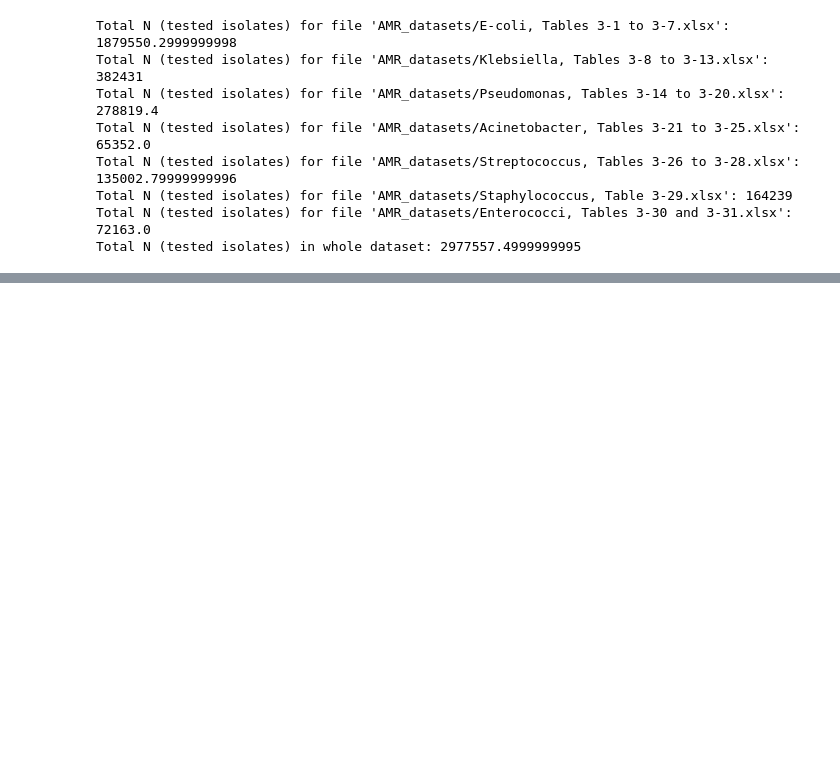
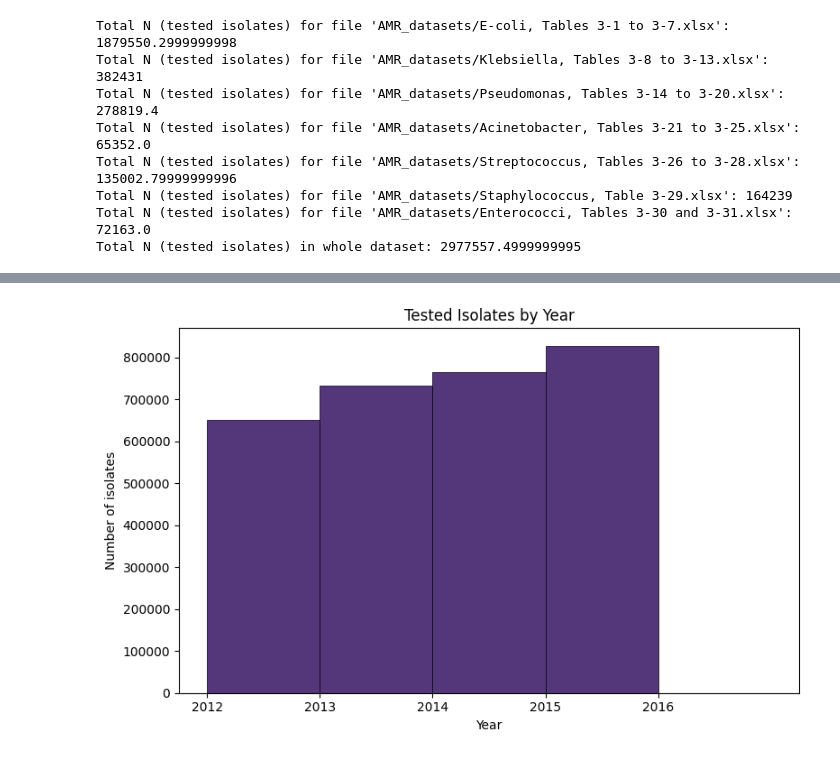
Before and after one commit to synrisea/Antimicrobial-Resistance, a Jupyter notebook: AMR_DataAnalysis.ipynb, the cells around one changed output, grey strips where cells are left out. Saved outputs shown, nothing was run; the diff lists cells and outputs as text; code cells hidden in the pictures; blank space fills up the shorter version.

Commit message:
Creating distribution histogram for the number of isolates tested for each year (2012-2015)

```diff
--- a/AMR_DataAnalysis.ipynb
+++ b/AMR_DataAnalysis.ipynb
@@ -44,7 +44,6 @@ file_paths = [
 grand_total_N = 0
 
 for file_path in file_paths:
-    excel_file = pd.ExcelFile(file_path)
 
     df_sheets = pd.read_excel(file_path, sheet_name=None, header=None)
 
@@ -164 +190,80 @@ Antimicrobical group : 13
+# %%
+import pandas as pd
+import seaborn as sns
+import matplotlib.pyplot as plt
+import re
+
+# Список файлов
+file_paths = [
+    "AMR_datasets/E-coli, Tables 3-1 to 3-7.xlsx",
+    "AMR_datasets/Klebsiella, Tables 3-8 to 3-13.xlsx",
+    "AMR_datasets/Pseudomonas, Tables 3-14 to 3-20.xlsx",
+    "AMR_datasets/Acinetobacter, Tables 3-21 to 3-25.xlsx",
+    "AMR_datasets/Streptococcus, Tables 3-26 to 3-28.xlsx",
+    "AMR_datasets/Staphylococcus, Table 3-29.xlsx",
+    "AMR_datasets/Enterococci, Tables 3-30 and 3-31.xlsx",
+]
+
+total_summary = pd.Series(dtype=float)
+
+for file_path in file_paths:
+    df_sheets = pd.read_excel(file_path, sheet_name=None, header=None)
+
+    for sheet_name, df_sheet in df_sheets.items():
+        df_sheet = df_sheet.dropna(how='all')
+
+        header_index = df_sheet.apply(lambda row: row.astype(str).str.contains("Country").any(), axis=1).idxmax()
+        if not header_index.any():
+            continue
+
+        df_sheet = pd.read_excel(file_path, sheet_name=sheet_name, header=header_index)
+
+        df_sheet = df_sheet.rename(columns={
+            'N': 'N_2012',
+            'N.1': 'N_2013',
+            'N.2': 'N_2014',
+            'N.3': 'N_2015'
+        })
+
+        for column in ['N_2012', 'N_2013', 'N_2014', 'N_2015']:
+            if column in df_sheet.columns:
+                df_sheet[column] = pd.to_numeric(df_sheet[column], errors='coerce').fillna(0)
+
+        filtered_df = df_sheet[~df_sheet['Country'].astype(str).str.contains(
+            r'EU/EEA\s*\(population-\s*weighted\s*mean\)', flags=re.IGNORECASE, na=False)]
+
+        sheet_summary = filtered_df[['N_2012', 'N_2013', 'N_2014', 'N_2015']].sum()
+        total_summary = total_summary.add(sheet_summary, fill_value=0)
+
+total_summary = total_summary.reset_index()
+total_summary.columns = ['Year', 'Total Patients']
+
+# Извлекаем год и преобразуем в int
+total_summary['Year'] = total_summary['Year'].str.extract(r'(\d+)').astype(int)
+
+# Добавляем строку для 2016 года, если её нет
+if 2016 not in total_summary['Year'].values:
+    new_row = pd.DataFrame({'Year': [2016], 'Total Patients': [0]})
+    total_summary = pd.concat([total_summary, new_row], ignore_index=True)
+
+# Сортируем по году
+total_summary = total_summary.sort_values(by='Year')
+
+# Построение столбчатой диаграммы
+plt.figure(figsize=(8, 5))
+plt.bar(total_summary['Year'], total_summary['Total Patients'], color='#53377A', edgecolor='black', align='edge', linewidth=0.5, width=1)
+
+# Настройка графика
+plt.title('Tested Isolates by Year')
+plt.xlabel('Year')
+plt.ylabel('Number of isolates')
+
+# Убираем промежуточные метки и оставляем только целые годы
+plt.xticks(total_summary['Year'])
+
+# Отображаем график
+plt.tight_layout()
+plt.show()
+# %% [output]
+[figure, added]
 # %% [markdown]
```
Also changed, not shown: parts of 6 cells of this notebook.
